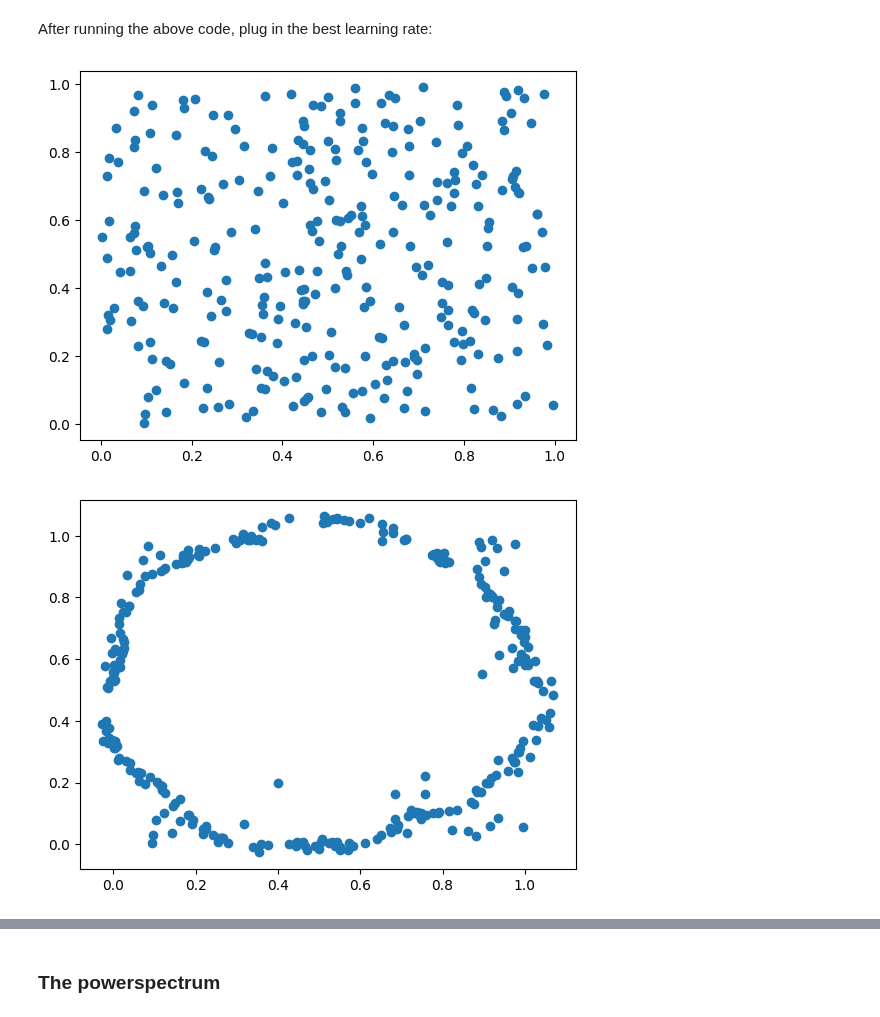
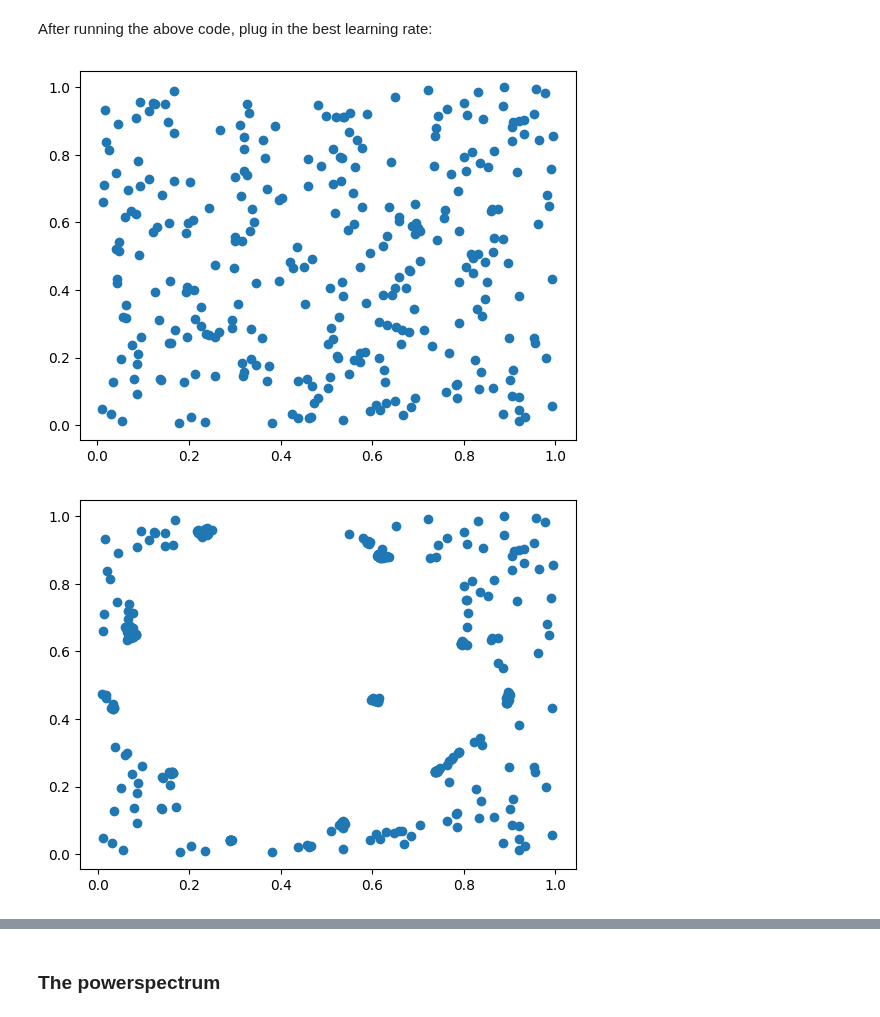
Before and after one commit to sliemelela/masterthesis, a Jupyter notebook: Programming/Inverse Optimization/notebooks/showcase.ipynb, the cells around one changed output, grey strips where cells are left out. Saved outputs shown, nothing was run; the diff lists cells and outputs as text; code cells hidden in the pictures.

```diff
--- a/Programming/Inverse Optimization/notebooks/showcase.ipynb
+++ b/Programming/Inverse Optimization/notebooks/showcase.ipynb
@@ -125,7 +125,7 @@ research_plot.research_lr(lr_list=lr_list, goal_pd=goal_pd, amount=N, dim=2, epo
 After running the above code, plug in the best learning rate:
 # %%
 # Generation of new dataset
-final_pts = gen_data.generate_data(goal_pd=goal_pd, amount=N, dim=2, lr=0.18, epochs=600, decay_speed=30, investigate=False, sliced=False, filtr="alpha_dtm")
+final_pts = gen_data.generate_data(goal_pd=goal_pd, amount=N, dim=2, lr=0.12, epochs=600, decay_speed=30, investigate=False, sliced=0.5, filtr="alpha_dtm")
 # %% [output]
-[figure, old version]
+[figure, new version]
-[figure, old version]
+[figure, new version]
```
Also changed, not shown: parts of 4 cells of this notebook, 2 other files.
